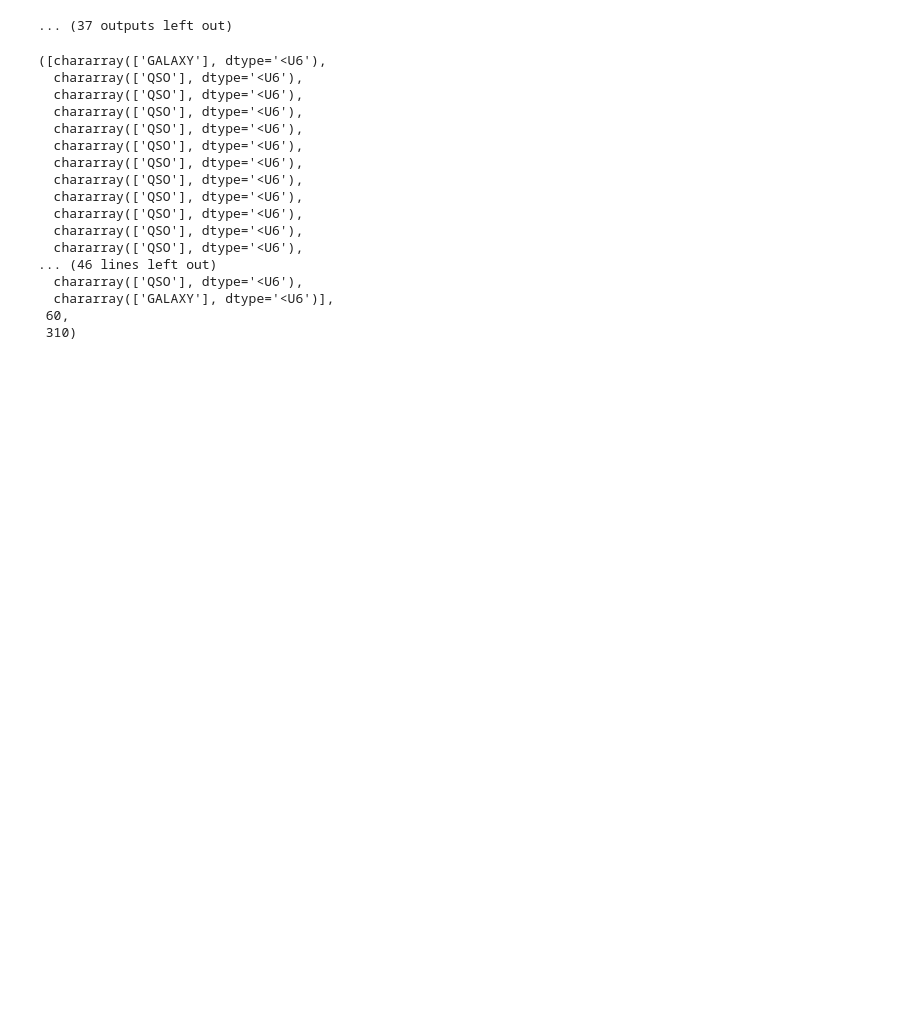
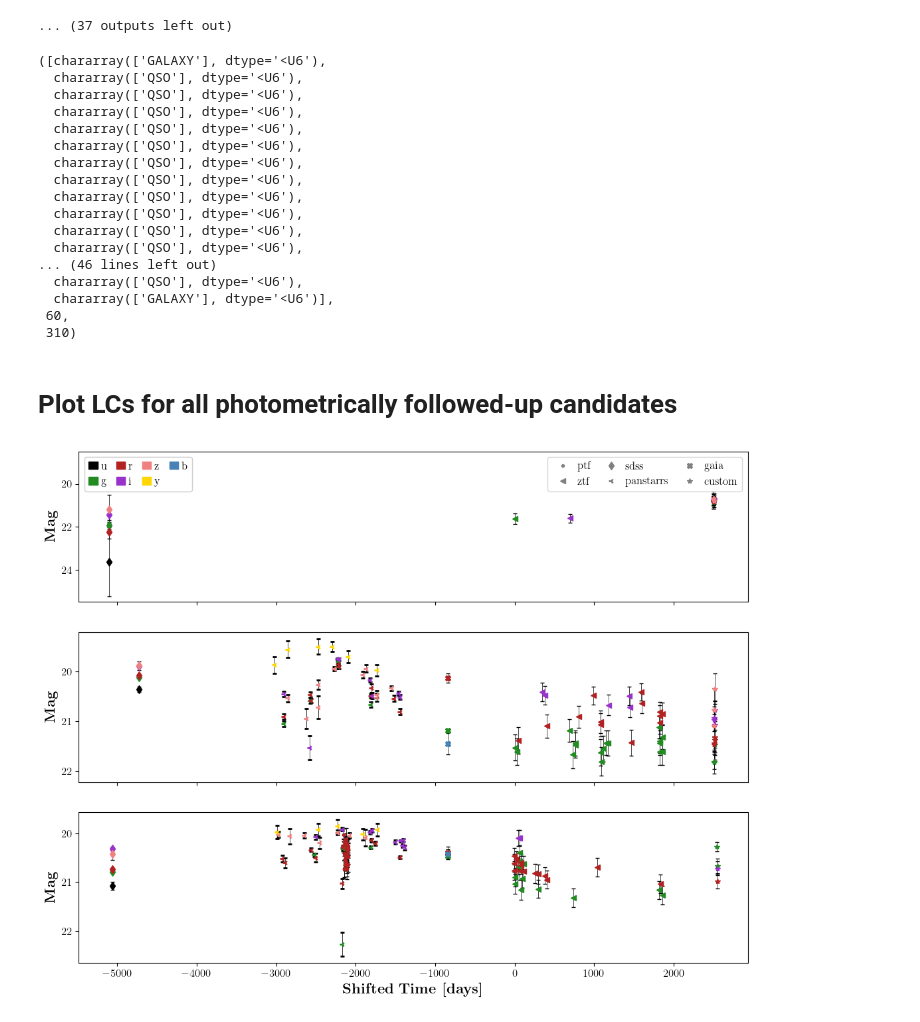
Before and after one commit to Adam-Boesky/long_transients, a Jupyter notebook: Notebooks/misc_plotting.ipynb, the cells around one changed output. Saved outputs shown, nothing was run; the diff lists cells and outputs as text; code cells hidden in the pictures; blank space fills up the shorter version.

```diff
--- a/Notebooks/misc_plotting.ipynb
+++ b/Notebooks/misc_plotting.ipynb
@@ -1330,3 +1460,29 @@ sdss_types, len(sdss_types), len(all_srcs)
   chararray(['GALAXY'], dtype='<U6')],
  60,
  310)
+# %% [markdown]
+# Plot LCs for all photometrically followed-up candidates
+# %%
+srcs = Sources(
+    ras=[222.85809, 210.82191, 227.82102],
+    decs=[21.04046, 19.29498, 19.62236],
+    max_arcsec=3,
+    field_catalogs={'g': g_cat, 'r': r_cat, 'i': i_cat},
+)
+# %%
+fig, axes = plt.subplots(3, 1, figsize=(13, 10), sharex=True)
+
+# Plot the light curves
+for i, src in enumerate(srcs):
+    src.plot_lc(ax=axes[i], include_wise=False, include_legend=True if i == 0 else False, time_since_peak=True, time_as_str=False)
+    axes[i].set_xlabel('')
+    axes[i].set_ylabel(r'\textbf{Mag}', fontsize=16)
+
+# plt.tight_layout()  # Commented out to avoid layout conflicts
+axes[-1].set_xlabel(r'\textbf{Shifted Time [days]}', fontsize=16)
+
+axes[0].set_ylim(top=18.5)
+
+plt.show()
+# %% [output]
+[figure, added]
```
Also changed, not shown: parts of 6 cells of this notebook, 29 other files.
